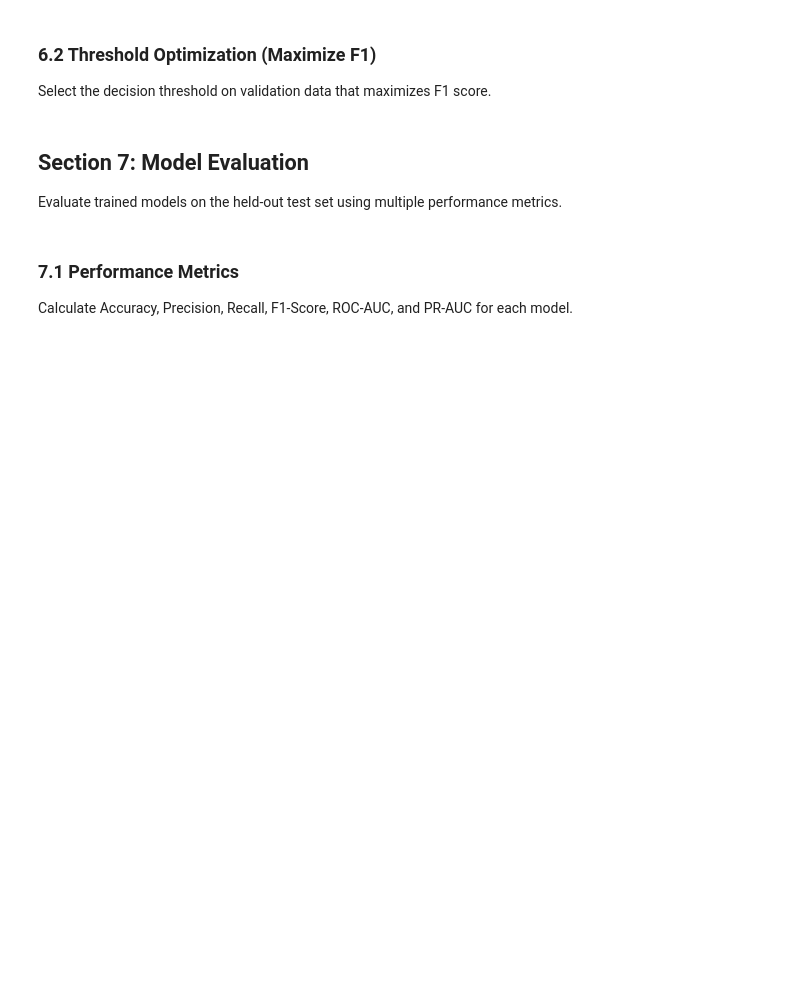
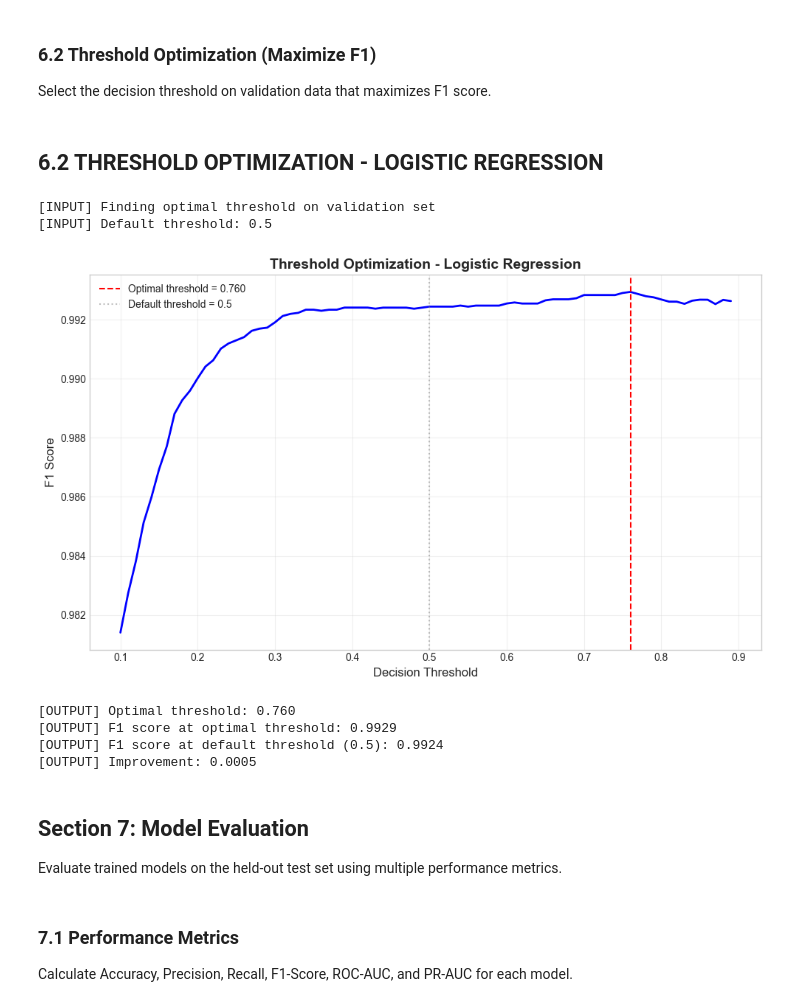
Before and after one commit to apuya/Course-Project-Malicious-URL-Detection, a Jupyter notebook: Detecting Malicious URLs with Lexical Features.ipynb, the cells around one changed output. Cells and saved outputs as stored; diff of their text form; code cells hidden in the pictures; blank space fills up the shorter version.

```diff
--- a/Detecting Malicious URLs with Lexical Features.ipynb
+++ b/Detecting Malicious URLs with Lexical Features.ipynb
@@ -854,6 +1279,63 @@ Calibrate model probabilities and select optimal decision thresholds for deploym
 # %% [markdown]
 ### 6.2 Threshold Optimization (Maximize F1)
 Select the decision threshold on validation data that maximizes F1 score.
+# %%
+from IPython.display import display, Markdown, HTML
+display(Markdown("## 6.2 THRESHOLD OPTIMIZATION - LOGISTIC REGRESSION"))
+
+# INPUT
+print(f"\n[INPUT] Finding optimal threshold on validation set")
+print(f"[INPUT] Default threshold: 0.5")
+
+# Get predicted probabilities on validation set
+y_val_proba_lr = calibrated_lr.predict_proba(X_val)[:, 1]
+
+# Test different thresholds
+thresholds = np.arange(0.1, 0.9, 0.01)
+f1_scores = []
+
+for threshold in thresholds:
+    y_pred_threshold = (y_val_proba_lr >= threshold).astype(int)
+    f1 = f1_score(y_val, y_pred_threshold)
+    f1_scores.append(f1)
+
+# Find optimal threshold
+optimal_idx = np.argmax(f1_scores)
+optimal_threshold_lr = thresholds[optimal_idx]
+optimal_f1_lr = f1_scores[optimal_idx]
+
+# hreshold vs F1
+fig, ax = plt.subplots(figsize=(10, 6))
+ax.plot(thresholds, f1_scores, 'b-', linewidth=2)
+ax.axvline(optimal_threshold_lr, color='r', linestyle='--',
+           label=f'Optimal threshold = {optimal_threshold_lr:.3f}')
+ax.axvline(0.5, color='gray', linestyle=':', alpha=0.5, label='Default threshold = 0.5')
+ax.set_xlabel('Decision Threshold', fontsize=12)
+ax.set_ylabel('F1 Score', fontsize=12)
+ax.set_title('Threshold Optimization - Logistic Regression', fontsize=14, fontweight='bold')
+ax.legend()
+ax.grid(True, alpha=0.3)
+plt.tight_layout()
+plt.show()
+
+# OUTPUT
+print(f"\n[OUTPUT] Optimal threshold: {optimal_threshold_lr:.3f}")
+print(f"[OUTPUT] F1 score at optimal threshold: {optimal_f1_lr:.4f}")
+
+# Compare with default threshold
+y_pred_default = (y_val_proba_lr >= 0.5).astype(int)
+default_f1 = f1_score(y_val, y_pred_default)
+print(f"[OUTPUT] F1 score at default threshold (0.5): {default_f1:.4f}")
+print(f"[OUTPUT] Improvement: {(optimal_f1_lr - default_f1):.4f}")
+# %% [output]
+## 6.2 THRESHOLD OPTIMIZATION - LOGISTIC REGRESSION
+[INPUT] Finding optimal threshold on validation set
+[INPUT] Default threshold: 0.5
+[figure, added]
+[OUTPUT] Optimal threshold: 0.760
+[OUTPUT] F1 score at optimal threshold: 0.9929
+[OUTPUT] F1 score at default threshold (0.5): 0.9924
+[OUTPUT] Improvement: 0.0005
 # %% [markdown]
 ## Section 7: Model Evaluation
 Evaluate trained models on the held-out test set using multiple performance metrics.
```
Also changed, not shown: parts of 29 cells of this notebook.
